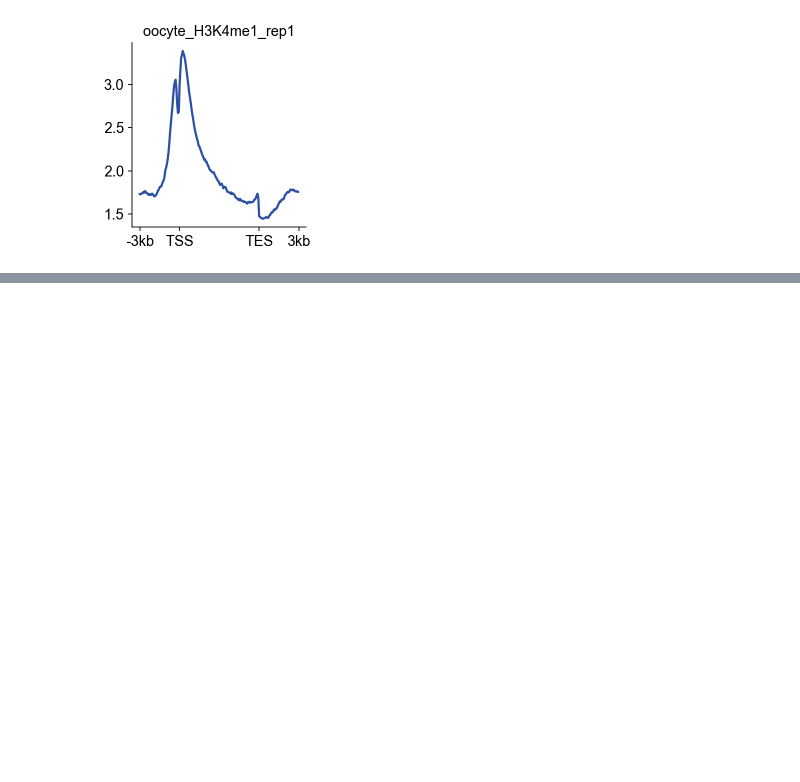
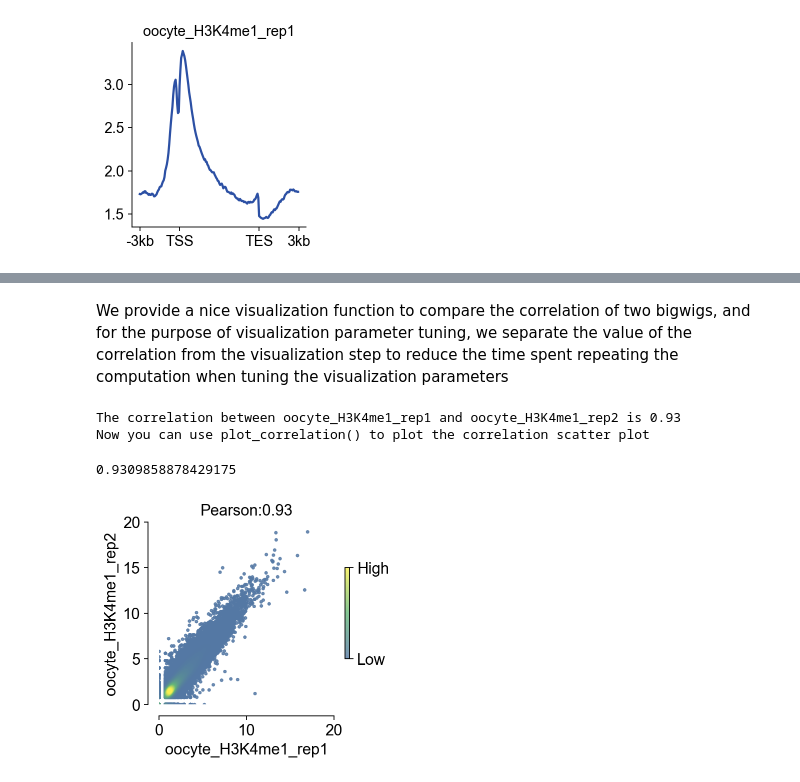
Before and after one commit to Starlitnightly/Epiverse, a Jupyter notebook: Epiverse_guide/docs/Tutorials-single/t_bulk_visualize.ipynb, the cells around one changed output, grey strips where cells are left out. Cells and saved outputs as stored; diff of their text form; code cells hidden in the pictures; blank space fills up the shorter version.

Commit message:
add correlation compute between bigwig - add `getscoreperbin` in `bigwig` to get the binvalue of bigwig - add `compute_correlation` and `plot_correlation_bigwig` to visualize

```diff
--- a/Epiverse_guide/docs/Tutorials-bulk/t_bulk_visualize.ipynb
+++ b/Epiverse_guide/docs/Tutorials-single/t_bulk_visualize.ipynb
@@ -149,0 +173,15 @@ bw_obj.plot_matrix_line(bw_name='oocyte_H3K4me1_rep1',bw_type='all',
+# %% [markdown]
+We provide a nice visualization function to compare the correlation of two bigwigs, and for the purpose of visualization parameter tuning, we separate the value of the correlation from the visualization step to reduce the time spent repeating the computation when tuning the visualization parameters
+# %%
+bw_obj.compute_correlation(bw_names=['oocyte_H3K4me1_rep1','oocyte_H3K4me1_rep2'])
+# %% [output]
+The correlation between oocyte_H3K4me1_rep1 and oocyte_H3K4me1_rep2 is 0.93
+Now you can use plot_correlation() to plot the correlation scatter plot
+0.9309858878429175
+# %%
+fig,ax=bw_obj.plot_correlation_bigwig(figsize=(3.5,3),
+                                scatter_size=5,scatter_alpha=0.8,
+                                fontsize=14)
+fig.savefig('data/correlation_bigwig.png',dpi=300,bbox_inches='tight')
+# %% [output]
+[figure, added]
```
Also changed, not shown: parts of 6 cells of this notebook, 5 other files.
